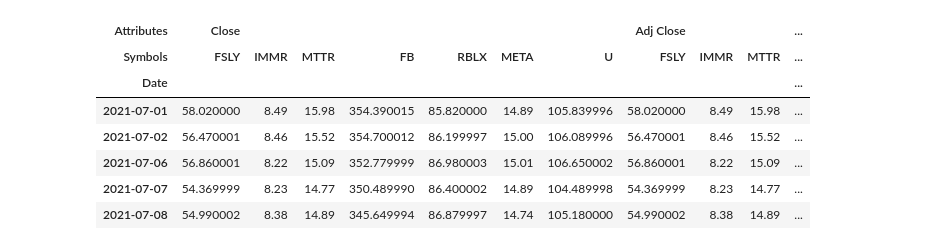
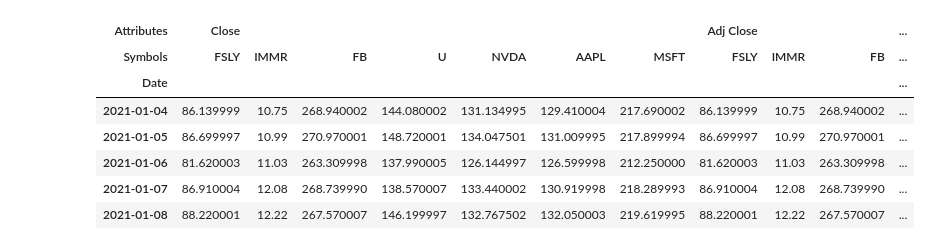
Before and after one commit to bigpotat/FA_Project, a Jupyter notebook: Project.ipynb, the cells around one changed output. Saved outputs shown, nothing was run; the diff lists cells and outputs as text; code cells hidden in the pictures.

```diff
--- a/Project.ipynb
+++ b/Project.ipynb
@@ -11,21 +11,21 @@ import pyfolio as pf
 
 %matplotlib inline
 # %%
-tickers = ['FSLY','IMMR', 'MTTR', 'FB', 'RBLX', 'META', 'U']
+tickers = ['FSLY','IMMR', 'FB', 'U','NVDA','AAPL', 'MSFT']
 
-start_date = '2021-06-29'
+start_date = '2021-01-01'
 end_date = '2021-12-31'
 
 panel_data = data.DataReader(tickers,'yahoo', start_date, end_date)
-panel_data = panel_data.loc['2021-07-01' : '2021-12-31']
+panel_data = panel_data.loc['2021-01-01' : '2021-12-31']
 data = panel_data[['Close', 'Adj Close']]
 data.head()
 # %% [output]
 | Attributes | Close |  |  |  |  |  |  | Adj Close |  |  | ... |
-| Symbols | FSLY | IMMR | MTTR | FB | RBLX | META | U | FSLY | IMMR | MTTR | ... |
+| Symbols | FSLY | IMMR | FB | U | NVDA | AAPL | MSFT | FSLY | IMMR | FB | ... |
 | Date |  |  |  |  |  |  |  |  |  |  | ... |
-| 2021-07-01 | 58.020000 | 8.49 | 15.98 | 354.390015 | 85.820000 | 14.89 | 105.839996 | 58.020000 | 8.49 | 15.98 | ... |
-| 2021-07-02 | 56.470001 | 8.46 | 15.52 | 354.700012 | 86.199997 | 15.00 | 106.089996 | 56.470001 | 8.46 | 15.52 | ... |
-| 2021-07-06 | 56.860001 | 8.22 | 15.09 | 352.779999 | 86.980003 | 15.01 | 106.650002 | 56.860001 | 8.22 | 15.09 | ... |
-| 2021-07-07 | 54.369999 | 8.23 | 14.77 | 350.489990 | 86.400002 | 14.89 | 104.489998 | 54.369999 | 8.23 | 14.77 | ... |
-| 2021-07-08 | 54.990002 | 8.38 | 14.89 | 345.649994 | 86.879997 | 14.74 | 105.180000 | 54.990002 | 8.38 | 14.89 | ... |
+| 2021-01-04 | 86.139999 | 10.75 | 268.940002 | 144.080002 | 131.134995 | 129.410004 | 217.690002 | 86.139999 | 10.75 | 268.940002 | ... |
+| 2021-01-05 | 86.699997 | 10.99 | 270.970001 | 148.720001 | 134.047501 | 131.009995 | 217.899994 | 86.699997 | 10.99 | 270.970001 | ... |
+| 2021-01-06 | 81.620003 | 11.03 | 263.309998 | 137.990005 | 126.144997 | 126.599998 | 212.250000 | 81.620003 | 11.03 | 263.309998 | ... |
+| 2021-01-07 | 86.910004 | 12.08 | 268.739990 | 138.570007 | 133.440002 | 130.919998 | 218.289993 | 86.910004 | 12.08 | 268.739990 | ... |
+| 2021-01-08 | 88.220001 | 12.22 | 267.570007 | 146.199997 | 132.767502 | 132.050003 | 219.619995 | 88.220001 | 12.22 | 267.570007 | ... |
```
Also changed, not shown: parts of 12 cells of this notebook.
